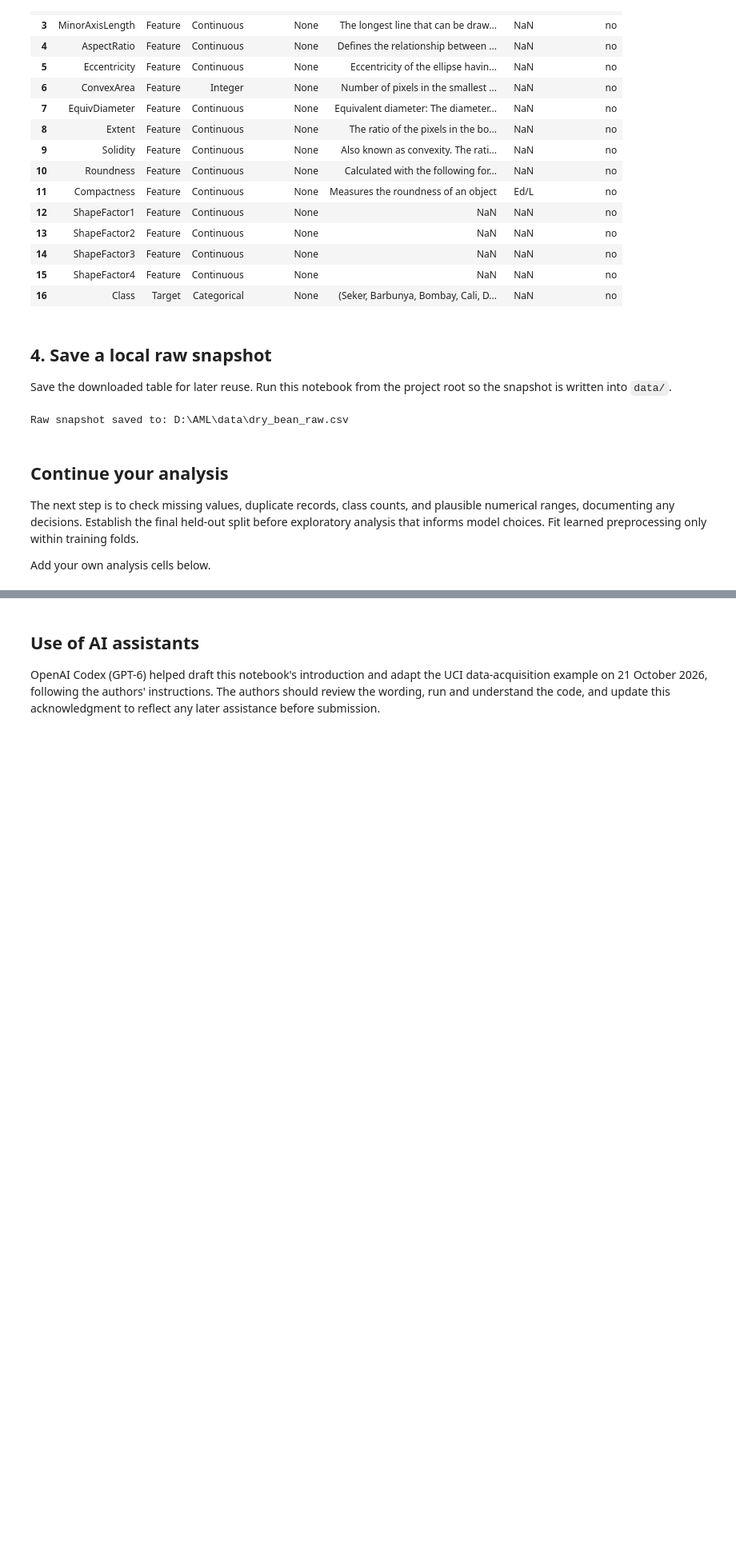
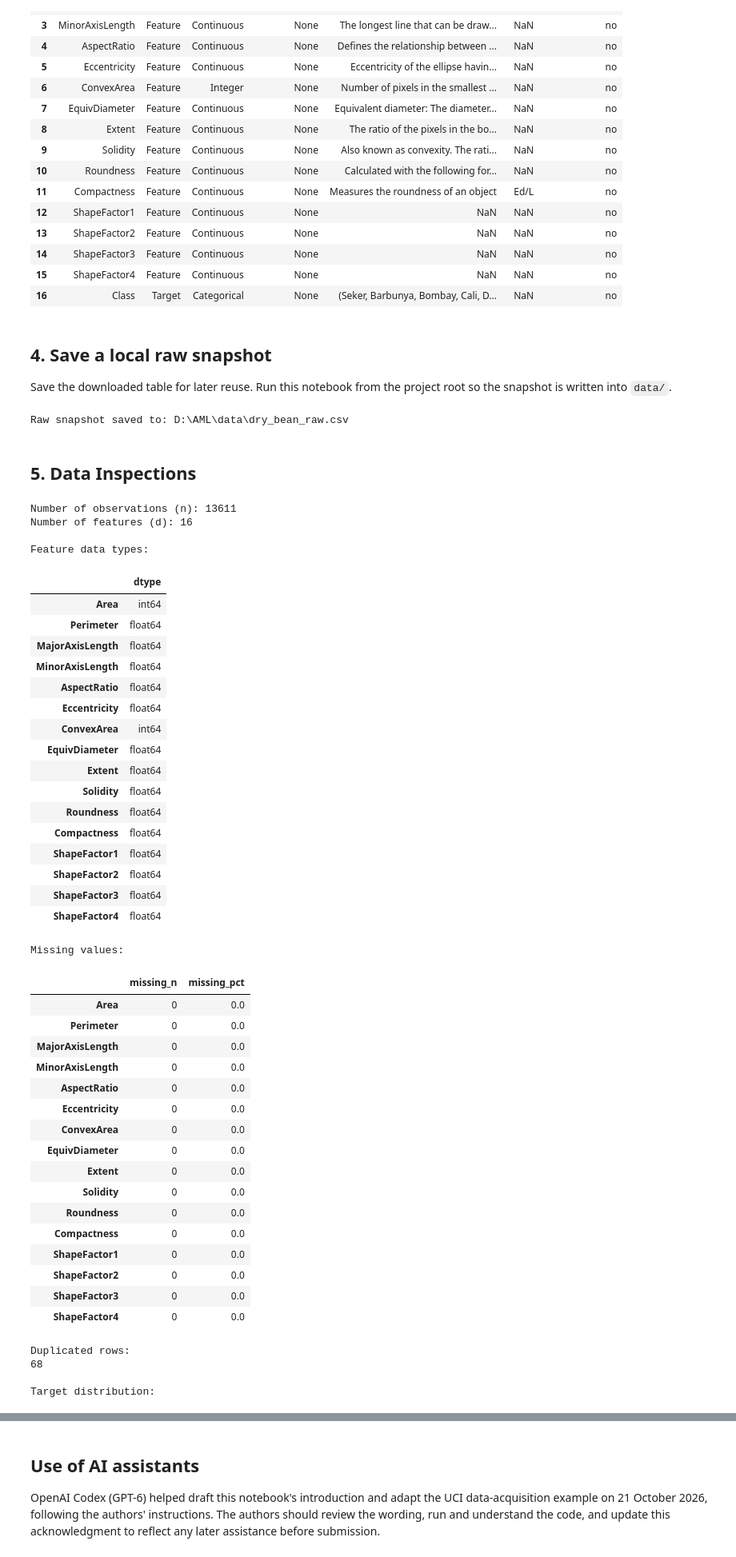
Before and after one commit to noirsa/AML, a Jupyter notebook: proposal_dry_bean.ipynb, the cells around one changed output, grey strips where cells are left out. Shown at 80% size. Saved outputs shown, nothing was run; the diff lists cells and outputs as text; code cells hidden in the pictures; blank space fills up the shorter version.

```diff
--- a/proposal_dry_bean.ipynb
+++ b/proposal_dry_bean.ipynb
@@ -122,8 +122,69 @@ print("Raw snapshot saved to:", raw_data_path.resolve())
 # %% [output]
 Raw snapshot saved to: D:\AML\data\dry_bean_raw.csv
 # %% [markdown]
-## Continue your analysis
-
-The next step is to check missing values, duplicate records, class counts, and plausible numerical ranges, documenting any decisions. Establish the final held-out split before exploratory analysis that informs model choices. Fit learned preprocessing only within training folds.
-
-Add your own analysis cells below.
+## 5. Data Inspections
+# %%
+print("Number of observations (n):", X.shape[0])
+print("Number of features (d):", X.shape[1])
+
+print("\nFeature data types:")
+display(X.dtypes.to_frame("dtype"))
+
+print("\nMissing values:")
+display(pd.DataFrame({
+    "missing_n": X.isna().sum(),
+    "missing_pct": (X.isna().mean() * 100).round(2)
+}))
+
+print("\nDuplicated rows:")
+print(df.duplicated().sum())
+
+print("\nTarget distribution:")
+display(pd.DataFrame({
+    "count": y.value_counts(),
+    "proportion": y.value_counts(normalize=True).round(4)
+}))
+# %% [output]
+Number of observations (n): 13611
+Number of features (d): 16
+
+Feature data types:
+|  | dtype |
+| Area | int64 |
+| Perimeter | float64 |
+| MajorAxisLength | float64 |
+| MinorAxisLength | float64 |
+| AspectRatio | float64 |
+| Eccentricity | float64 |
+| ConvexArea | int64 |
+| EquivDiameter | float64 |
+| Extent | float64 |
+| Solidity | float64 |
+| Roundness | float64 |
+| Compactness | float64 |
+| ShapeFactor1 | float64 |
+| ShapeFactor2 | float64 |
+| ShapeFactor3 | float64 |
+| ShapeFactor4 | float64 |
+Missing values:
+|  | missing_n | missing_pct |
+| Area | 0 | 0.0 |
+| Perimeter | 0 | 0.0 |
+| MajorAxisLength | 0 | 0.0 |
+| MinorAxisLength | 0 | 0.0 |
+| AspectRatio | 0 | 0.0 |
+| Eccentricity | 0 | 0.0 |
+| ConvexArea | 0 | 0.0 |
+| EquivDiameter | 0 | 0.0 |
+| Extent | 0 | 0.0 |
+| Solidity | 0 | 0.0 |
+| Roundness | 0 | 0.0 |
+| Compactness | 0 | 0.0 |
+| ShapeFactor1 | 0 | 0.0 |
+| ShapeFactor2 | 0 | 0.0 |
+| ShapeFactor3 | 0 | 0.0 |
+| ShapeFactor4 | 0 | 0.0 |
+Duplicated rows:
+68
+
+Target distribution:
```
Also changed, not shown: parts of 5 cells of this notebook.
